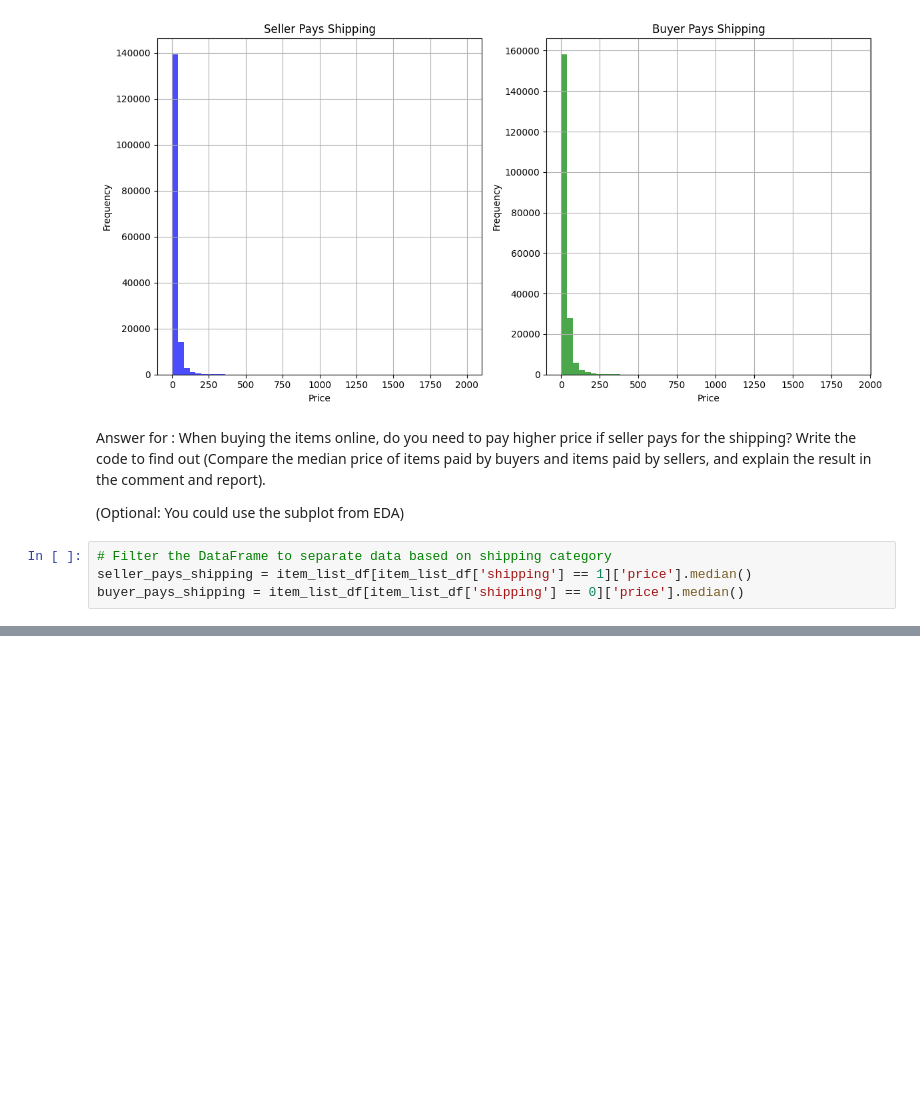
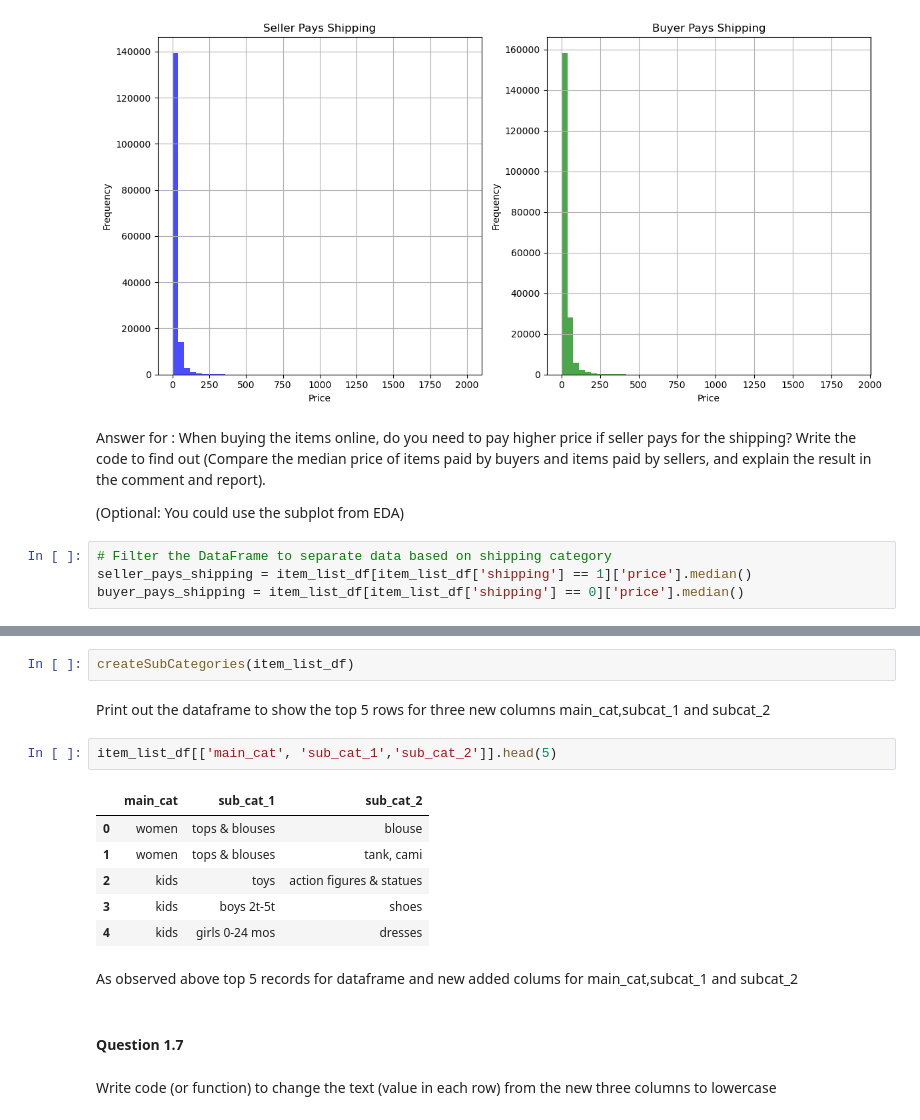
Before and after one commit to simran1991/MDS-Assesment, a Jupyter notebook: Assessment_Task2__SIG742_.ipynb, the cells around one changed output, grey strips where cells are left out. Cells and saved outputs as stored; diff of their text form; blank space fills up the shorter version.

```diff
--- a/Assessment_Task2__SIG742_.ipynb
+++ b/Assessment_Task2__SIG742_.ipynb
@@ -499,0 +600,20 @@ On average, items paid by buyers have a higher median price.
+# %%
+createSubCategories(item_list_df)
+# %% [markdown]
+ Print out the dataframe to show the top 5 rows for three new columns main_cat,subcat_1 and subcat_2
+# %%
+item_list_df[['main_cat', 'sub_cat_1','sub_cat_2']].head(5)
+# %% [output]
+|  | main_cat | sub_cat_1 | sub_cat_2 |
+| 0 | women | tops & blouses | blouse |
+| 1 | women | tops & blouses | tank, cami |
+| 2 | kids | toys | action figures & statues |
+| 3 | kids | boys 2t-5t | shoes |
+| 4 | kids | girls 0-24 mos | dresses |
+# %% [markdown]
+As observed above top 5 records for dataframe and new added colums for main_cat,subcat_1 and subcat_2
+# %% [markdown]
+#### Question 1.7
+# %% [markdown]
+Write code (or function) to change the text (value in each row) from the new three columns
+to lowercase
```
Also changed, not shown: parts of 26 cells of this notebook.
